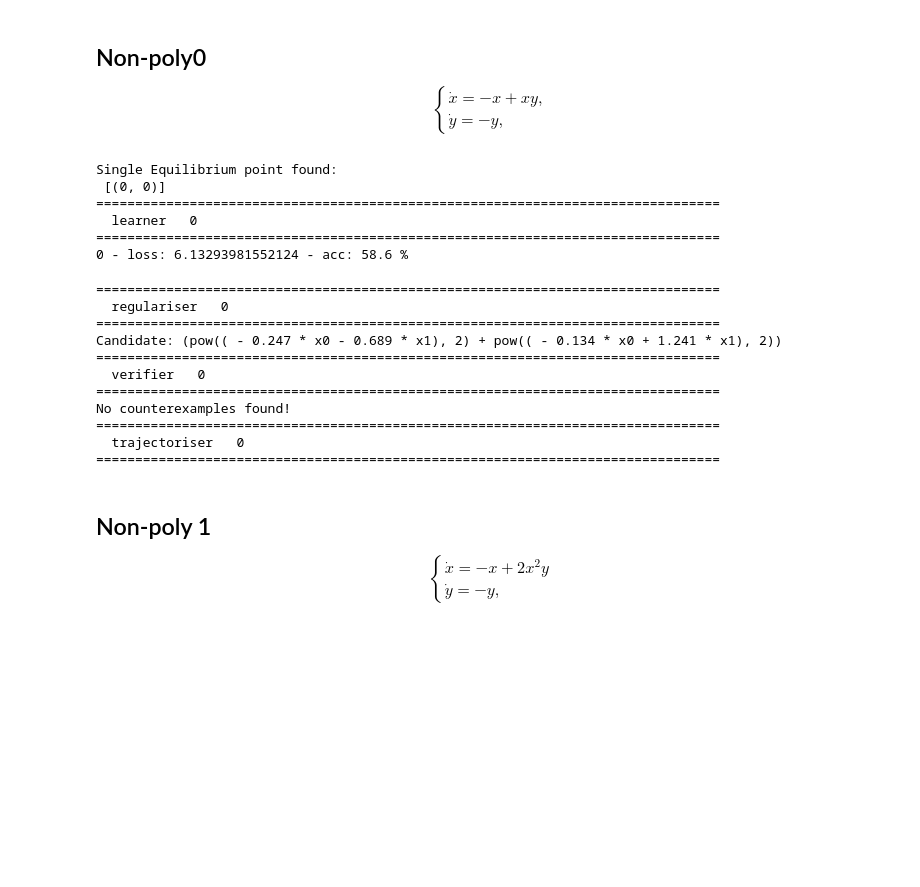
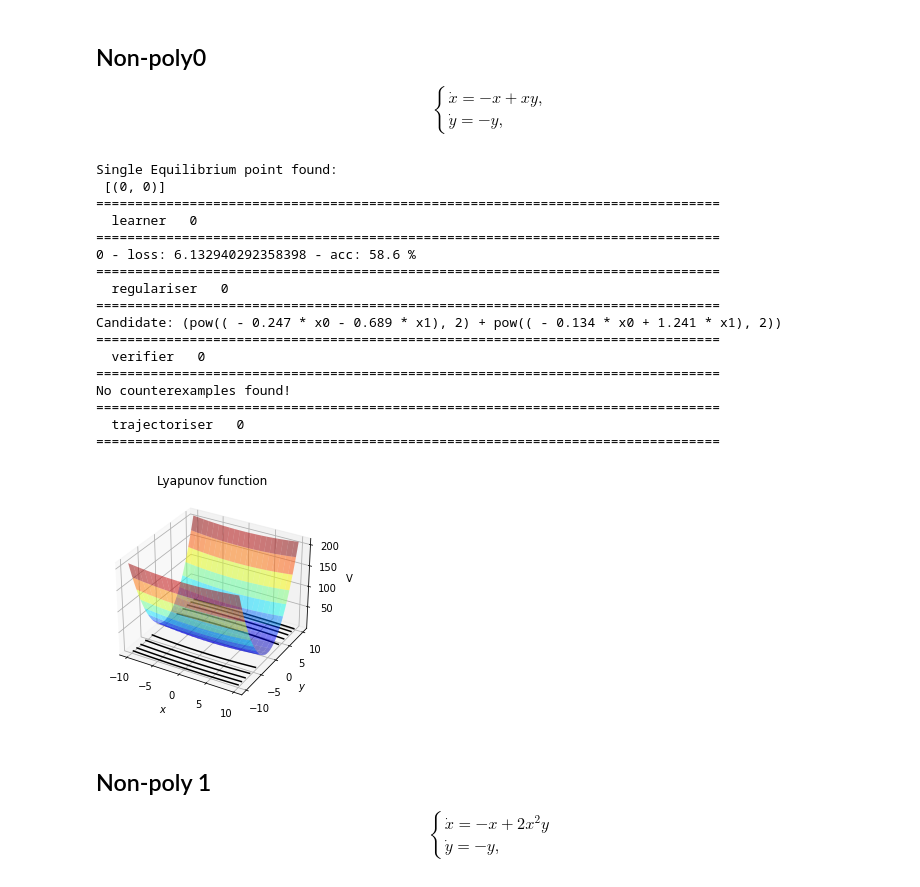
Before and after one commit to oxford-oxcav/fossil, a Jupyter notebook: experiments/FOSSIL-benchmarks.ipynb, the cells around one changed output. Saved outputs shown, nothing was run; the diff lists cells and outputs as text; code cells hidden in the pictures; blank space fills up the shorter version.

Commit message:
Added plotting routines to Jupyter Notebook. (#49)

```diff
--- a/experiments/FOSSIL-benchmarks.ipynb
+++ b/experiments/FOSSIL-benchmarks.ipynb
@@ -43,40 +45,44 @@ from experiments.benchmarks.benchmarks_lyap import twod_hybrid as hy_lyap
 # %%
 torch.manual_seed(167)
 N_Dimensions = 2
 
 x0, x1 = initialise_states(N_Dimensions)
 
 dynamics = [
     -x0 + x0 * x1,
     -x1
 ]
 activations =  [ActivationType.SQUARE]
 neurons = [2]
 parameters = {CegisConfig.VERIFIER.k:VerifierType.DREAL, CegisConfig.ACTIVATION.k: activations,
               CegisConfig.N_HIDDEN_NEURONS.k:neurons,   CegisConfig.POSITIVE_DOMAIN.k:True,
               CegisConfig.LLO.k:True, CegisConfig.SP_HANDLE.k:False}
 
 mode = PrimerMode.LYAPUNOV
 
-f_n, f_v = synthesise(dynamics, mode, OUTER_RADIUS=10, INNER_RADIUS=0.01,CEGIS_PARAMETERS=parameters)
+f_n, f_s = synthesise(dynamics, mode, OUTER_RADIUS=10, INNER_RADIUS=0.01,CEGIS_PARAMETERS=parameters)
+
+x = np.array([x0,x1]).reshape(-1,1)
+plot_lyapunov_fcn(x, f_s, dynamics)
 # %% [output]
 Single Equilibrium point found:
  [(0, 0)]
 ================================================================================
   learner   0
 ================================================================================
-0 - loss: 6.13293981552124 - acc: 58.6 %
+0 - loss: 6.132940292358398 - acc: 58.6 %
+================================================================================
+  regulariser   0
+================================================================================
+Candidate: (pow(( - 0.247 * x0 - 0.689 * x1), 2) + pow(( - 0.134 * x0 + 1.241 * x1), 2))
+================================================================================
+  verifier   0
+================================================================================
+No counterexamples found!
+================================================================================
+  trajectoriser   0
+================================================================================
-================================================================================
-  regulariser   0
-================================================================================
-Candidate: (pow(( - 0.247 * x0 - 0.689 * x1), 2) + pow(( - 0.134 * x0 + 1.241 * x1), 2))
-================================================================================
-  verifier   0
-================================================================================
-No counterexamples found!
-================================================================================
-  trajectoriser   0
-================================================================================
+[figure, added]
 # %% [markdown]
 <a id='non-poly1'></a>
 ## Non-poly 1
```
Also changed, not shown: parts of 17 cells of this notebook, 7 other files.
